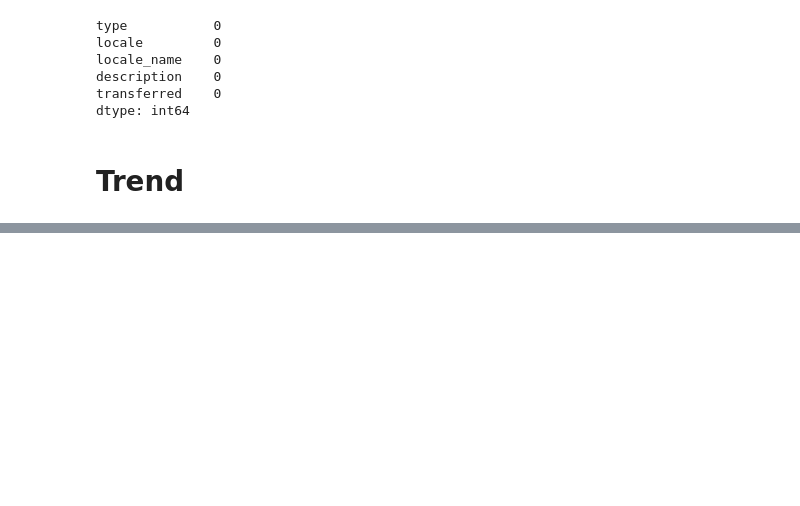
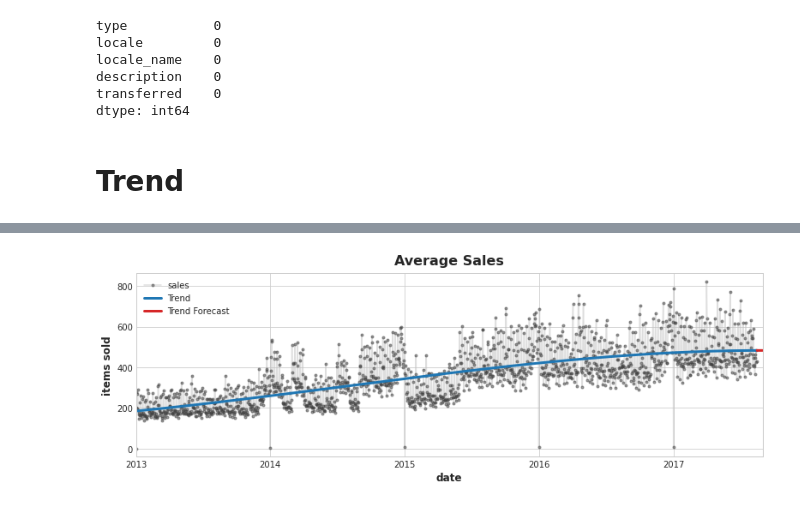
Before and after one commit to taaha/store-sales-forecast, a Jupyter notebook: sale-forecast_1.ipynb, the cells around one changed output, grey strips where cells are left out. Drawn from its saved outputs; the diff is of its cells as text; code cells hidden in the pictures; blank space fills up the shorter version.

```diff
--- a/sale-forecast_1.ipynb
+++ b/sale-forecast_1.ipynb
@@ -201,0 +210,27 @@ average_sales.plot()
+# %%
+y = average_sales.copy()  # the target
+y.index
+
+dp = DeterministicProcess(
+    index=y.index,  # dates from the training data
+    order=3,             # the time dummy (trend)
+)
+
+# YOUR CODE HERE: Create the feature set for the dates given in y.index
+X = dp.in_sample()
+
+# Create features for a 16-day forecast.
+X_fore = dp.out_of_sample(steps=16)
+
+model = LinearRegression()
+model.fit(X, y)
+
+y_pred = pd.Series(model.predict(X), index=X.index)
+y_fore = pd.Series(model.predict(X_fore), index=X_fore.index)
+
+ax = y.plot(**plot_params, alpha=0.5, title="Average Sales", ylabel="items sold")
+ax = y_pred.plot(ax=ax, linewidth=3, label="Trend", color='C0')
+ax = y_fore.plot(ax=ax, linewidth=3, label="Trend Forecast", color='C3')
+ax.legend();
+# %% [output]
+[figure, added]
```
Also changed, not shown: parts of 7 cells of this notebook.
